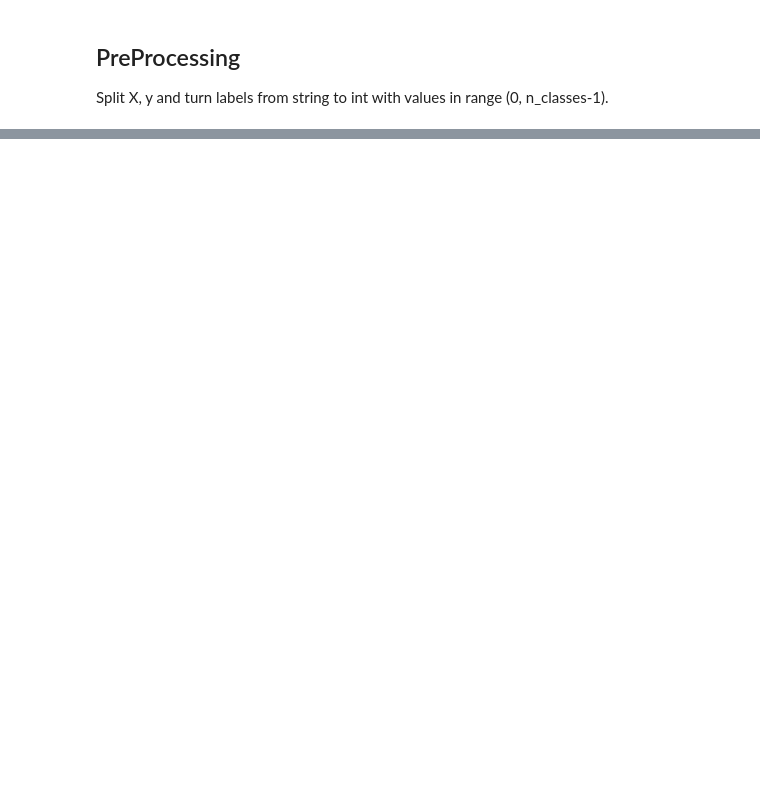
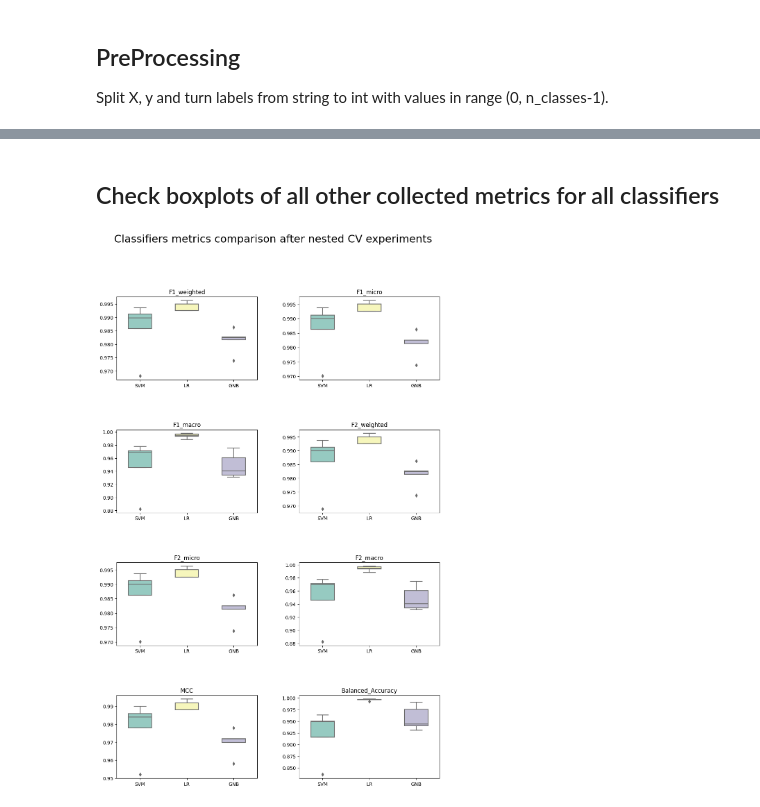
Before and after one commit to daphnetsolissou/scRNAseq-CellTypeClassifier-breast-epithelium, a Jupyter notebook: model_selection_pipeline.ipynb, the cells around one changed output, grey strips where cells are left out. Saved outputs shown, nothing was run; the diff lists cells and outputs as text; code cells hidden in the pictures; blank space fills up the shorter version.

```diff
--- a/model_selection_pipeline.ipynb
+++ b/model_selection_pipeline.ipynb
@@ -92,0 +290,6 @@ Starting optimization for classifier svm
+# %% [markdown]
+## Check boxplots of all other collected metrics for all classifiers
+# %%
+plot_clfs_metrics(results)
+# %% [output]
+[figure, added]
```
Also changed, not shown: parts of 15 cells of this notebook, 3 other files.
